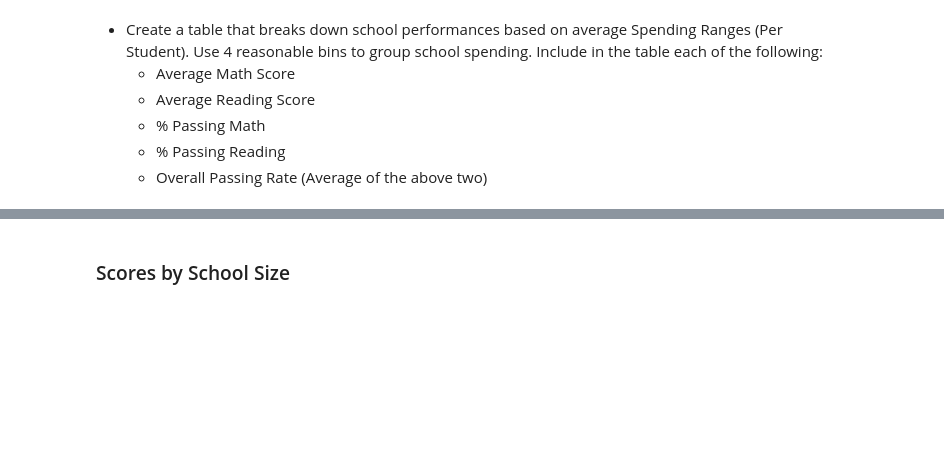
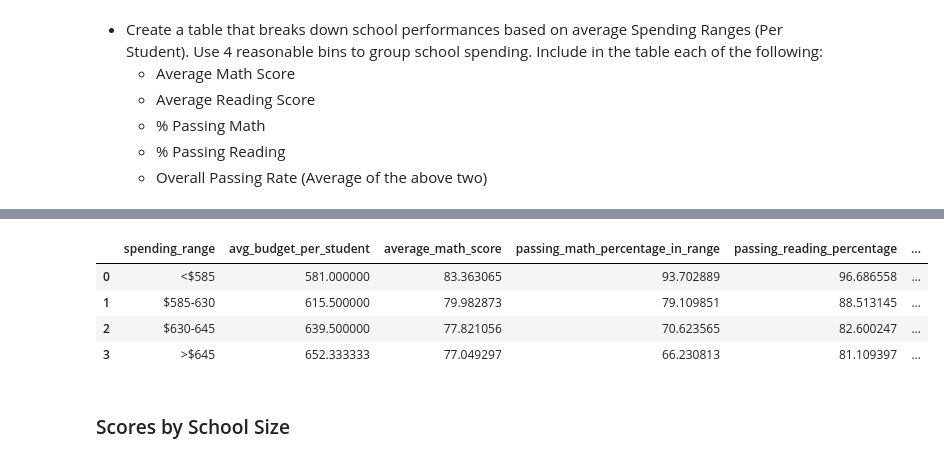
Before and after one commit to SKumar3089/Python-HW-Repository, a Jupyter notebook: Lab_Assignment/Python_Lab_Assignment.ipynb, the cells around one changed output, grey strips where cells are left out. Cells and saved outputs as stored; diff of their text form; code cells hidden in the pictures; blank space fills up the shorter version.

```diff
--- a/Lab_Assignment/Python_Lab_Assignment.ipynb
+++ b/Lab_Assignment/Python_Lab_Assignment.ipynb
@@ -1013,3 +831,60 @@ display(school_data_with_avg_math_and_pass_rate[['school_name', 'spending_per_st
+# %%
+# Calculate the percentage overall passing rate in each spending range
+
+# Group by spending_range to calculate average math and reading scores
+average_scores = merged_data.groupby('spending_range').agg(
+    average_math_score=('math_score', 'mean'),
+    average_reading_score=('reading_score', 'mean')
+).reset_index()
+
+
+# Calculate the passing rates as percentages for math and reading
+passing_rates = merged_data.groupby('spending_range').agg(
+    passing_math_percentage=('passing_math', 'mean'),
+    passing_reading_percentage=('passing_reading', 'mean')
+).reset_index()
+
+# Convert passing rates from proportion to percentage
+passing_rates['passing_math_percentage'] *= 100
+passing_rates['passing_reading_percentage'] *= 100
+
+# Merge the average scores and passing rates
+performance_summary = pd.merge(average_scores, passing_rates, on='spending_range')
+
+# Calculate the overall passing rate as the average of math and reading passing rates
+performance_summary['overall_passing_rate'] = (
+    (performance_summary['passing_math_percentage'] + performance_summary['passing_reading_percentage']) / 2
+)
+
+# Calculate average spending per student (avg_budget_per_student) for each spending range
+avg_budget_per_student = school_data.groupby('spending_range')['spending_per_student'].mean().reset_index(name='avg_budget_per_student')
+
+# Merge the performance summary with the average budget per student
+final_grouped_data = pd.merge(performance_summary, avg_budget_per_student, on='spending_range', how='left')
+
+# Calculate passing rates for math
+merged_data['passing_math'] = merged_data['math_score'] >= 70
+passing_math_rate = merged_data.groupby('spending_range').agg(
+    total_students=('math_score', 'count'),
+    passing_students=('passing_math', 'sum')
+).reset_index()
+
+passing_math_rate['passing_math_percentage_in_range'] = (passing_math_rate['passing_students'] / passing_math_rate['total_students']) * 100
+
+# Merge passing math rate back into the final data
+final_grouped_data = pd.merge(final_grouped_data, passing_math_rate[['spending_range', 'passing_math_percentage_in_range']],
+                              on='spending_range', how='left')
+
+# Display the final table with the aggregated results
+display(final_grouped_data[['spending_range', 'avg_budget_per_student',
+                            'average_math_score', 'passing_math_percentage_in_range',
+                            'passing_reading_percentage', 'overall_passing_rate']])
+# %% [output]
+|  | spending_range | avg_budget_per_student | average_math_score | passing_math_percentage_in_range | passing_reading_percentage | ... |
+| 0 | <$585 | 581.000000 | 83.363065 | 93.702889 | 96.686558 | ... |
+| 1 | $585-630 | 615.500000 | 79.982873 | 79.109851 | 88.513145 | ... |
+| 2 | $630-645 | 639.500000 | 77.821056 | 70.623565 | 82.600247 | ... |
+| 3 | >$645 | 652.333333 | 77.049297 | 66.230813 | 81.109397 | ... |
 # %% [markdown]
 ### Scores by School Size
 # %% [markdown]
```
Also changed, not shown: parts of 24 cells of this notebook.
